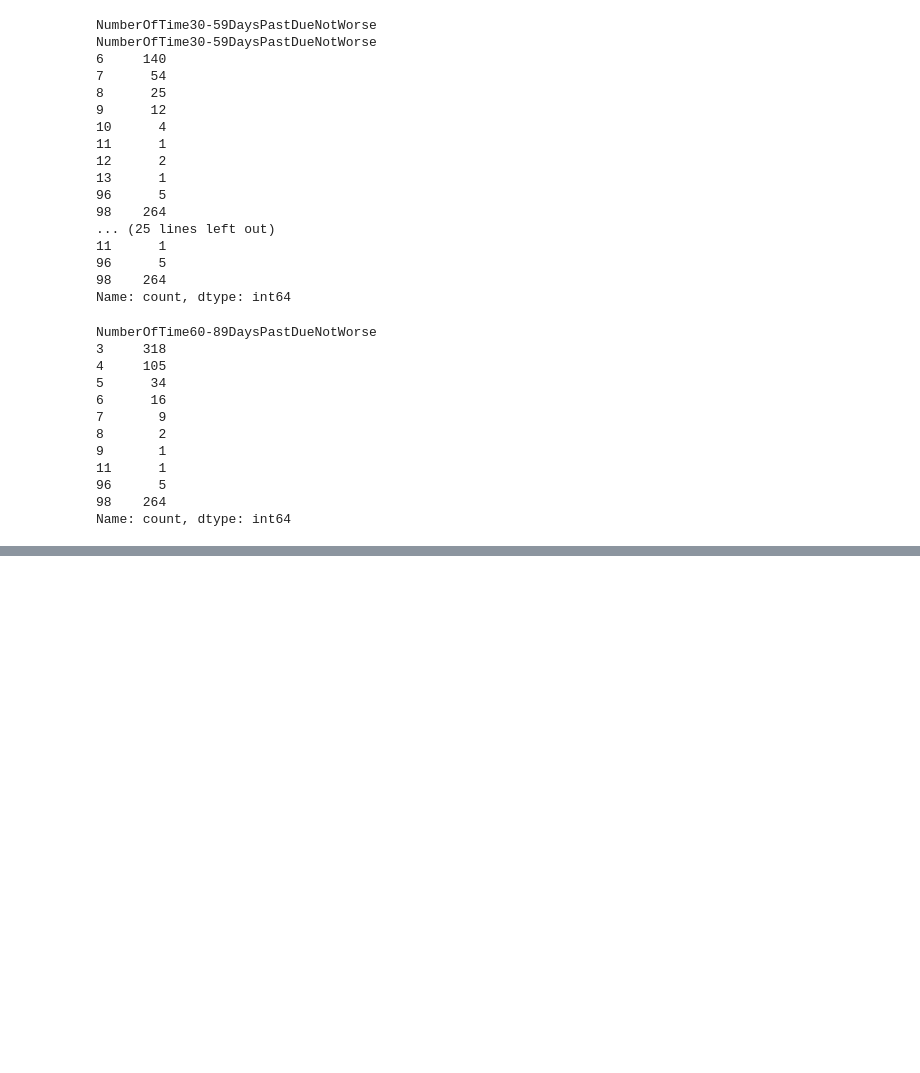
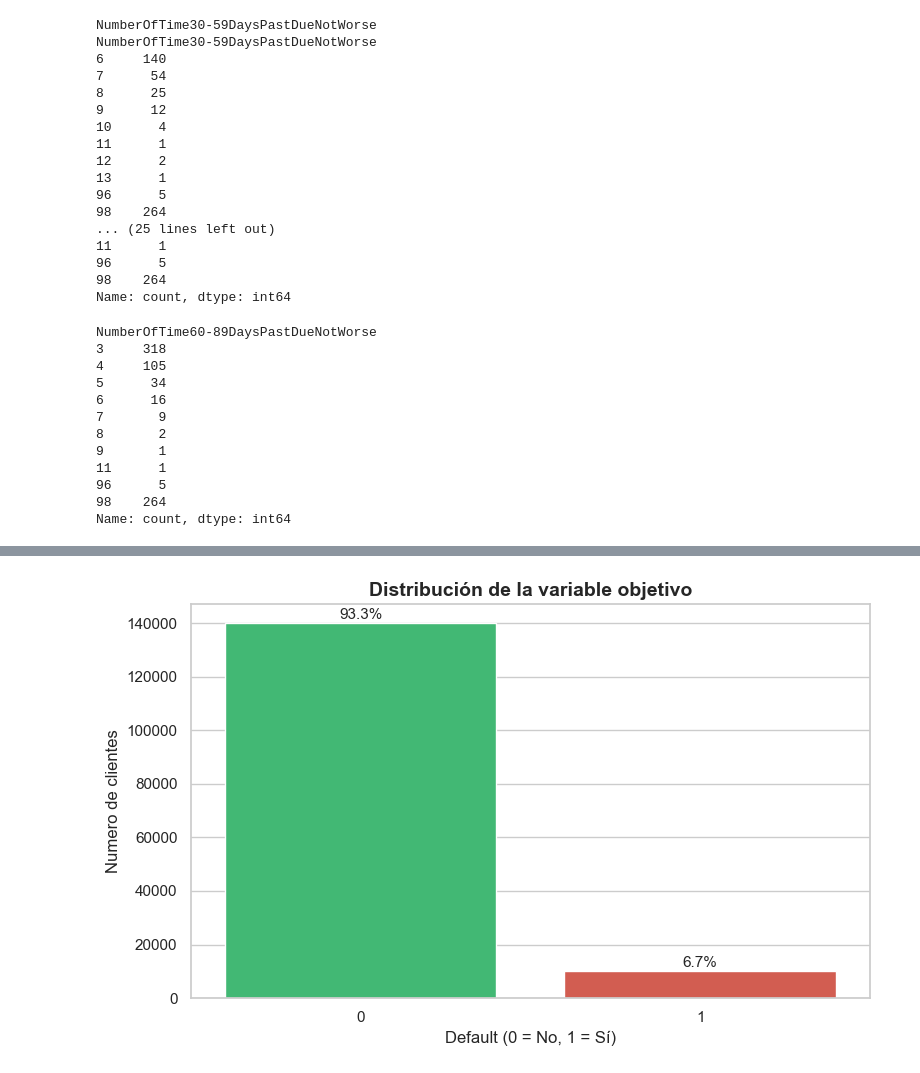
Before and after one commit to alberto1201/banking-ds-project, a Jupyter notebook: notebooks/01_exploratory_analysis.ipynb, the cells around one changed output, grey strips where cells are left out. Saved outputs shown, nothing was run; the diff lists cells and outputs as text; code cells hidden in the pictures; blank space fills up the shorter version.

Commit message:
feat: add target variable distribution chart to EDA notebook

```diff
--- a/notebooks/01_exploratory_analysis.ipynb
+++ b/notebooks/01_exploratory_analysis.ipynb
@@ -179,0 +203,42 @@ Name: count, dtype: int64
+# %%
+import matplotlib.pyplot as plt
+import seaborn as sns
+
+# Configuraciôn visual base - la usaremos en todos los gráficos del proyecto
+sns.set_theme(style="whitegrid")
+
+# Creamos el lienzo
+fig, ax = plt.subplots(figsize=(8,5))
+
+# Dibujamos el gráfico de barras
+sns.countplot(
+    x='SeriousDlqin2yrs',
+    data=df,
+    hue='SeriousDlqin2yrs',
+    palette=['#2ecc71', '#e74c3c'],
+    legend=False,
+    ax=ax
+)
+
+# Etiqueta y titulo
+ax.set_title('Distribución de la variable objetivo', fontsize = 14, fontweight = 'bold')
+ax.set_xlabel('Default (0 = No, 1 = Sí)', fontsize=12)
+ax.set_ylabel('Numero de clientes', fontsize=12)
+
+
+# Añadimos el porcentaje encima de cada barra
+for p in ax.patches:
+    porcentaje = f'{p.get_height()/len(df)*100:.1f}%'  # calcula el % con 1 decimal
+    ax.annotate(
+        porcentaje,                          # texto a mostrar
+        (p.get_x() + p.get_width() / 2,     # coordenada X: centro de la barra
+         p.get_height() + 500),              # coordenada Y: cima + margen
+        ha='center',                         # centrado horizontalmente
+        va='bottom',                         # anclado desde abajo del texto
+        fontsize=11                          # tamaño legible para un reporte
+    )
+
+plt.tight_layout()  # ajusta márgenes automáticamente para que nada se corte
+plt.show()          # renderiza el gráfico
+# %% [output]
+[figure, added]
```
Also changed, not shown: parts of 2 cells of this notebook.
